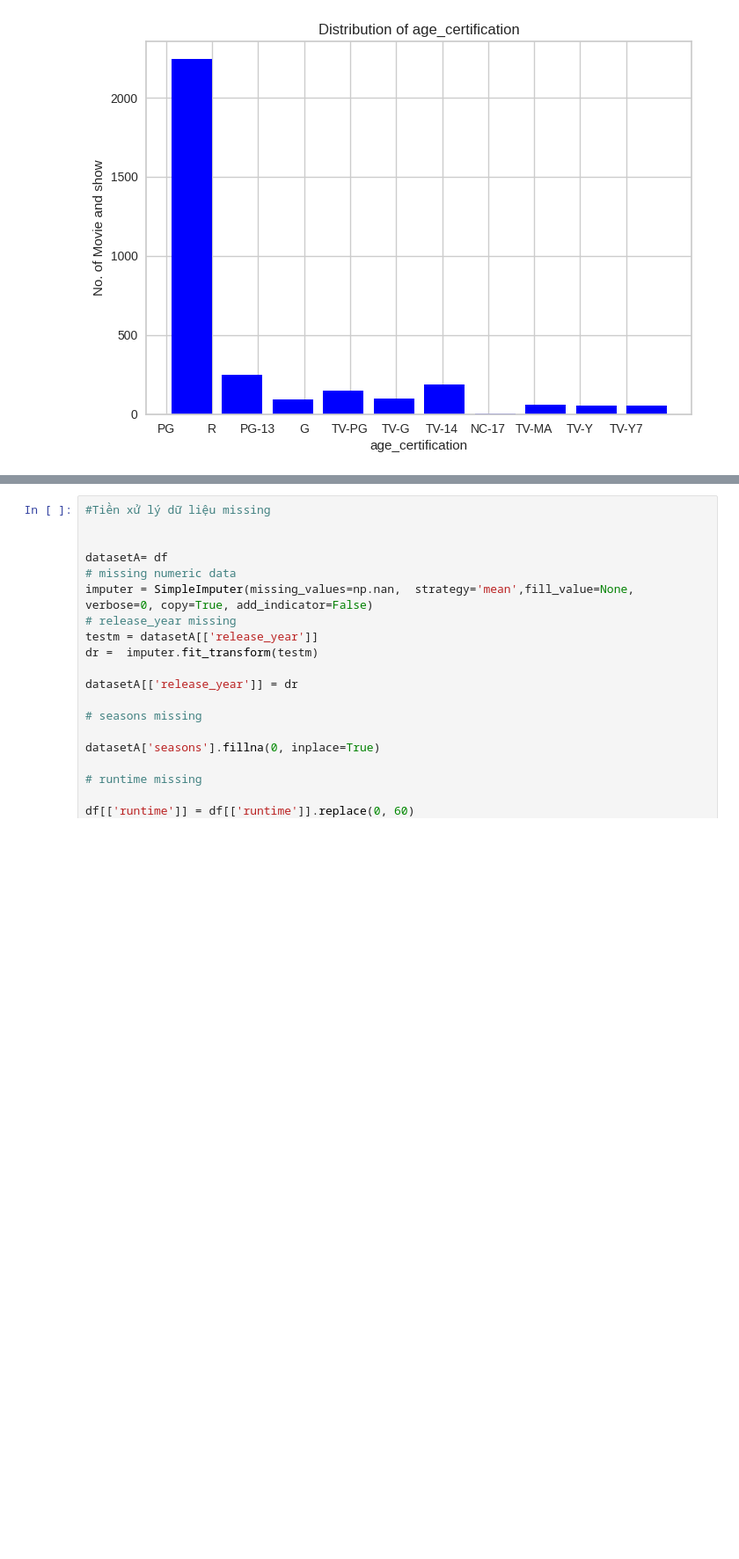
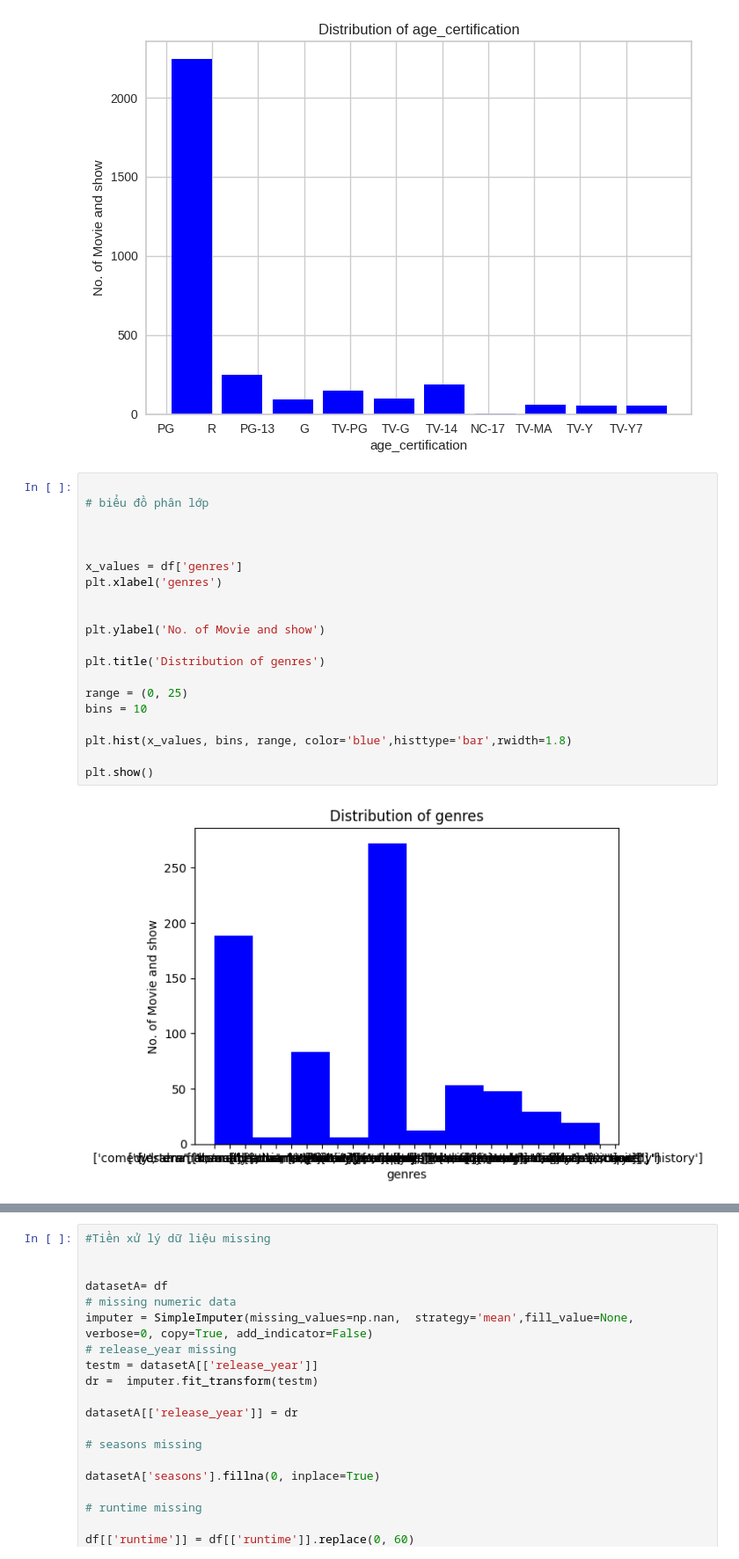
Before and after one commit to buithanhdam/ProjectMachineLearning23, a Jupyter notebook: ProjectML23.ipynb, the cells around one changed output, grey strips where cells are left out. Shown: that part at 88% size. Drawn from its saved outputs; the diff is of its cells as text; blank space fills up the shorter version.

```diff
--- a/ProjectML23.ipynb
+++ b/ProjectML23.ipynb
@@ -252,3 +257,25 @@ plt.hist(x_values, bins, range, color='blue',histtype='bar',rwidth=0.8)
 plt.show()
 # %% [output]
 [figure]
+# %%
+
+# biểu đồ phân lớp
+
+
+
+x_values = df['genres']
+plt.xlabel('genres')
+
+
+plt.ylabel('No. of Movie and show')
+
+plt.title('Distribution of genres')
+
+range = (0, 25)
+bins = 10
+
+plt.hist(x_values, bins, range, color='blue',histtype='bar',rwidth=1.8)
+
+plt.show()
+# %% [output]
+[figure, added]
```
Also changed, not shown: parts of 7 cells of this notebook.
